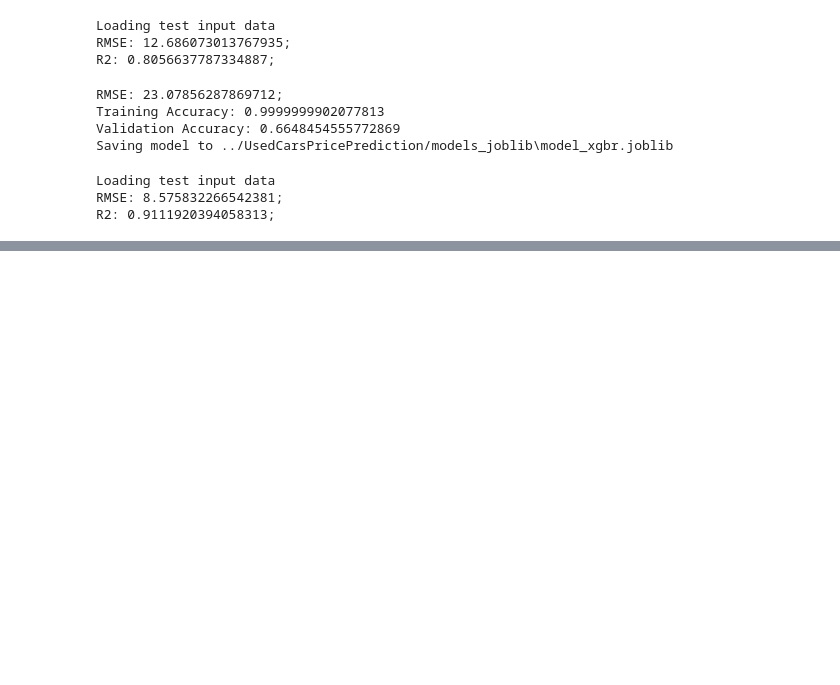
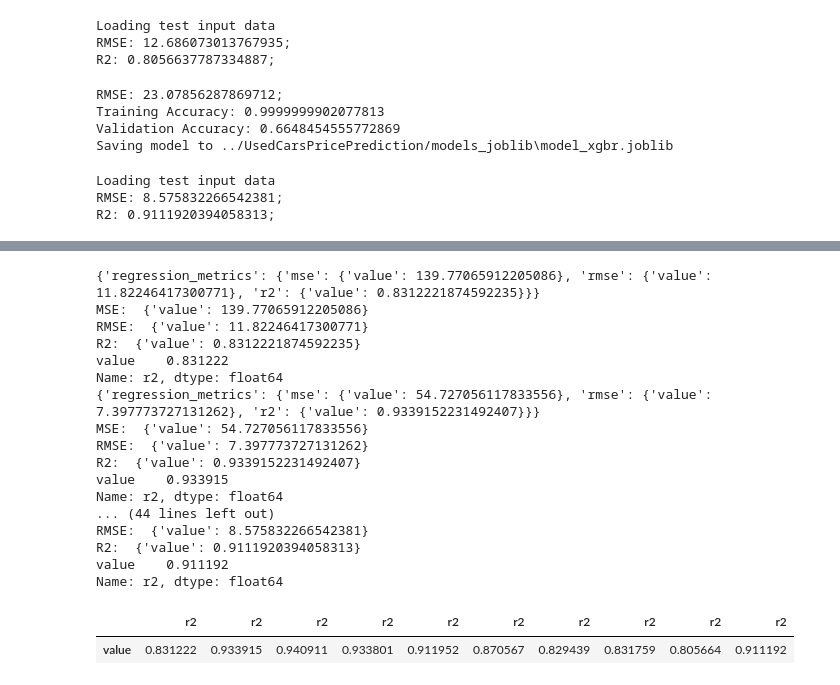
Before and after one commit to pavanksu2009/UsedCarsPricePrediction, a Jupyter notebook: UCPPred.ipynb, the cells around one changed output, grey strips where cells are left out. Cells and saved outputs as stored; diff of their text form; code cells hidden in the pictures; blank space fills up the shorter version.

```diff
--- a/UCPPred.ipynb
+++ b/UCPPred.ipynb
@@ -464,0 +494,57 @@ R2: 0.9111920394058313;
+# %%
+# for each json file in evaluation_results_json folder, separate all the values into different variables and print them. do the same as above for all the json files
+import json
+list_of_json_files = ['evaluation_lr.json', 'evaluation_rfr.json', 'evaluation_abr.json', 'evaluation_br.json', 'evaluation_dtr.json', 'evaluation_knn.json', 'evaluation_lr_reg_lasso.json', 'evaluation_lr_reg_ridge.json', 'evaluation_svr.json', 'evaluation_xgbr.json']
+combined_R2 = []
+for json_file in list_of_json_files:
+    with open(f'../UsedCarsPricePrediction/evaluation_results_json/{json_file}') as f:
+        data = json.load(f)
+        print(data)
+        # split the data dictionary into two parts
+        # data1 = data['evaluation_results']
+        data2 = data['regression_metrics']
+        # get value from data2 dictionary
+        mse = data2['mse']
+        rmse = data2['rmse']
+        r2 = data2['r2']
+        # print the values
+        print("MSE: ", mse)
+        print("RMSE: ", rmse)
+        print("R2: ", r2)
+#         # combine all the r2 values into a list
+#         combined_R2.append(r2)
+#         # # convert the dictionary into list and then into dataframe and then transpose it
+        df = pd.DataFrame.from_dict(data2, orient='index').T
+        # get r2 column from the dataframe
+        df_r2 = df['r2']
+        print(df_r2)
+        # combine all the r2 values into a list
+        combined_R2.append(df_r2)
+        #
+#         # print(df.columns)
+# get the combined_R2 list and convert it into a dataframe
+df_combined_R2 = pd.DataFrame(combined_R2)
+# transpose the dataframe
+df_combined_R2 = df_combined_R2.T
+# print the dataframe
+df_combined_R2
+# %% [output]
+{'regression_metrics': {'mse': {'value': 139.77065912205086}, 'rmse': {'value': 11.82246417300771}, 'r2': {'value': 0.8312221874592235}}}
+MSE:  {'value': 139.77065912205086}
+RMSE:  {'value': 11.82246417300771}
+R2:  {'value': 0.8312221874592235}
+value    0.831222
+Name: r2, dtype: float64
+{'regression_metrics': {'mse': {'value': 54.727056117833556}, 'rmse': {'value': 7.397773727131262}, 'r2': {'value': 0.9339152231492407}}}
+MSE:  {'value': 54.727056117833556}
+RMSE:  {'value': 7.397773727131262}
+R2:  {'value': 0.9339152231492407}
+value    0.933915
+Name: r2, dtype: float64
+... (44 lines left out)
+RMSE:  {'value': 8.575832266542381}
+R2:  {'value': 0.9111920394058313}
+value    0.911192
+Name: r2, dtype: float64
+|  | r2 | r2 | r2 | r2 | r2 | r2 | r2 | r2 | r2 | r2 |
+| value | 0.831222 | 0.933915 | 0.940911 | 0.933801 | 0.911952 | 0.870567 | 0.829439 | 0.831759 | 0.805664 | 0.911192 |
```
Also changed, not shown: parts of 9 cells of this notebook, 17 other files.
